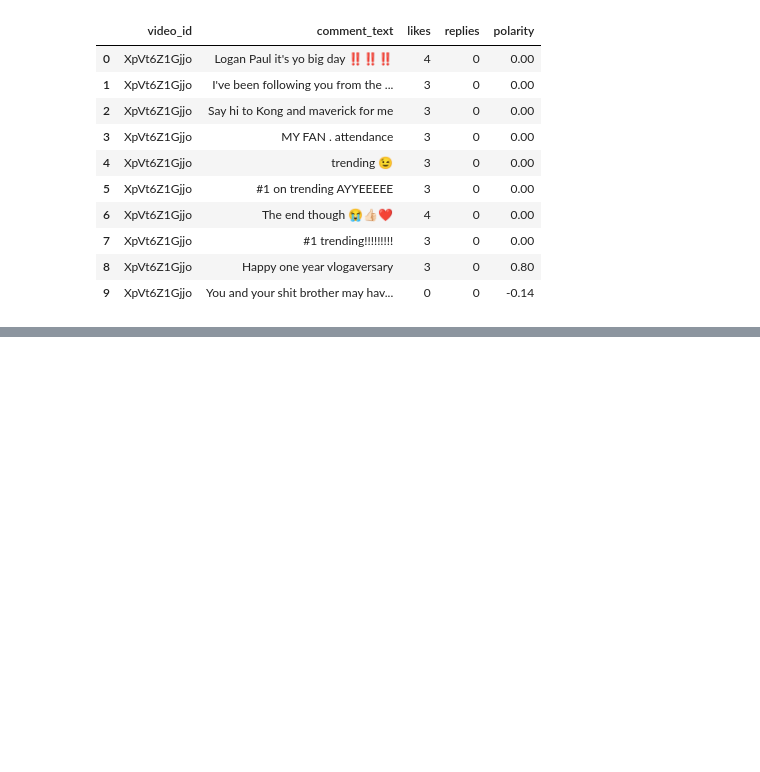
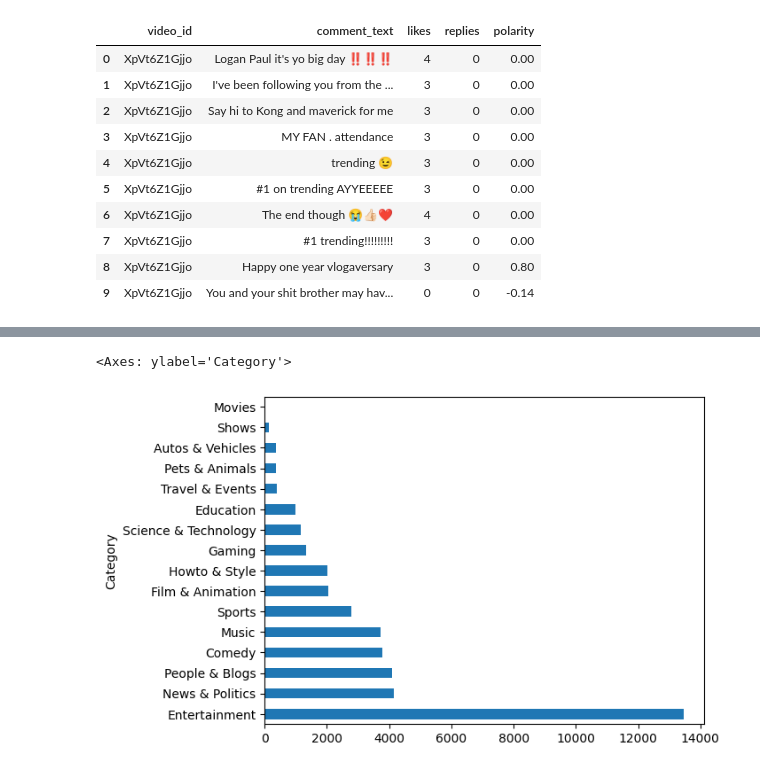
Before and after one commit to Nishantthakurrr/Text-Data-Analysis-Youtube, a Jupyter notebook: Youtube_Text_Data_Analysis.ipynb, the cells around one changed output, grey strips where cells are left out. Saved outputs shown, nothing was run; the diff lists cells and outputs as text; code cells hidden in the pictures; blank space fills up the shorter version.

```diff
--- a/Youtube_Text_Data_Analysis.ipynb
+++ b/Youtube_Text_Data_Analysis.ipynb
@@ -380,0 +424,5 @@ Y_data.head(10)
+# %%
+Category_dict= {}
+
+for item in Y_dataj["items"].values:
+  Category_dict[int(item["id"])] = item["snippet"]["title"]
@@ -380,0 +451,5 @@ Y_data.head(10)
+# %%
+# Mapping the Category_dict in the Dataset
+
+Y_data["Category"] = Y_data["category_id"].map(Category_dict)
+Y_data.head(10)
@@ -380,0 +468,8 @@ Y_data.head(10)
+# %%
+# You can see the number of movies in the each category
+
+Y_data["Category"].value_counts(),
+Y_data["Category"].value_counts().plot(kind="barh")
+# %% [output]
+<Axes: ylabel='Category'>
+[figure, added]
```
Also changed, not shown: parts of 14 cells of this notebook.
